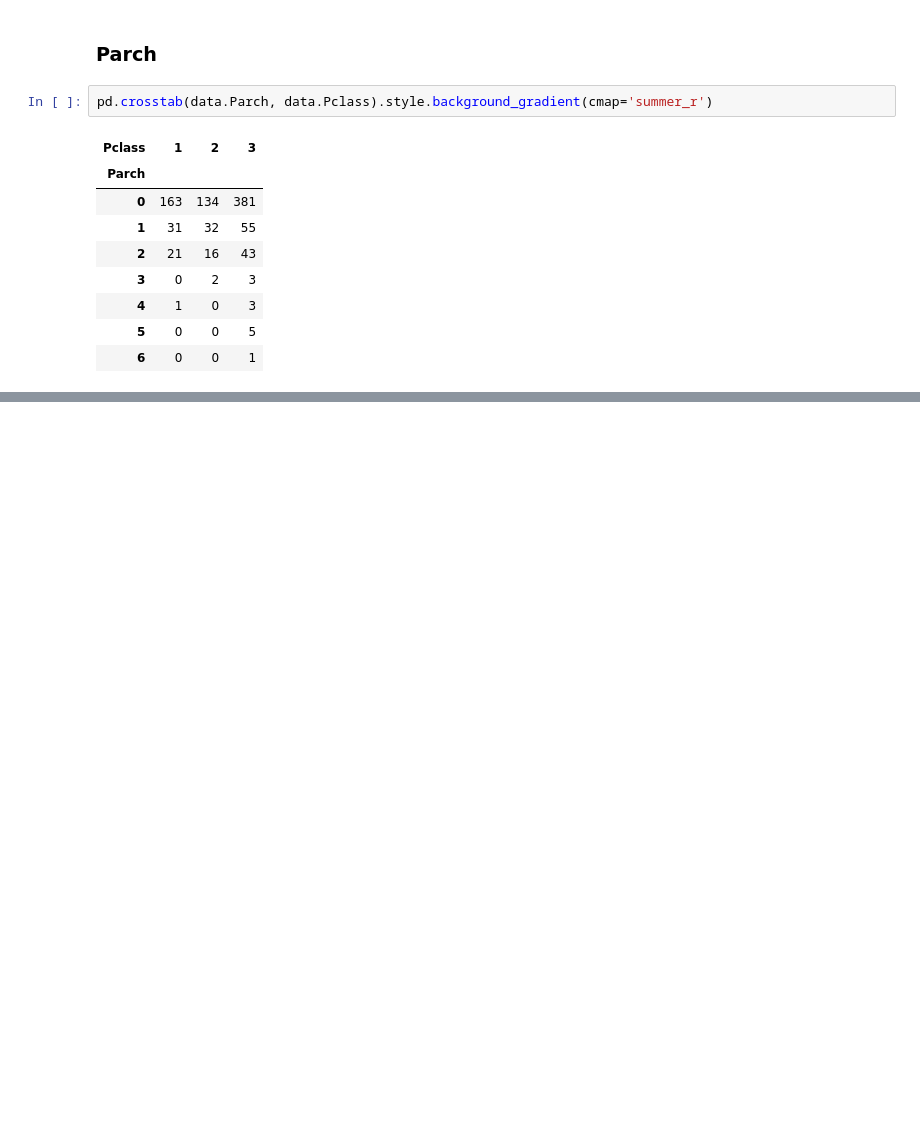
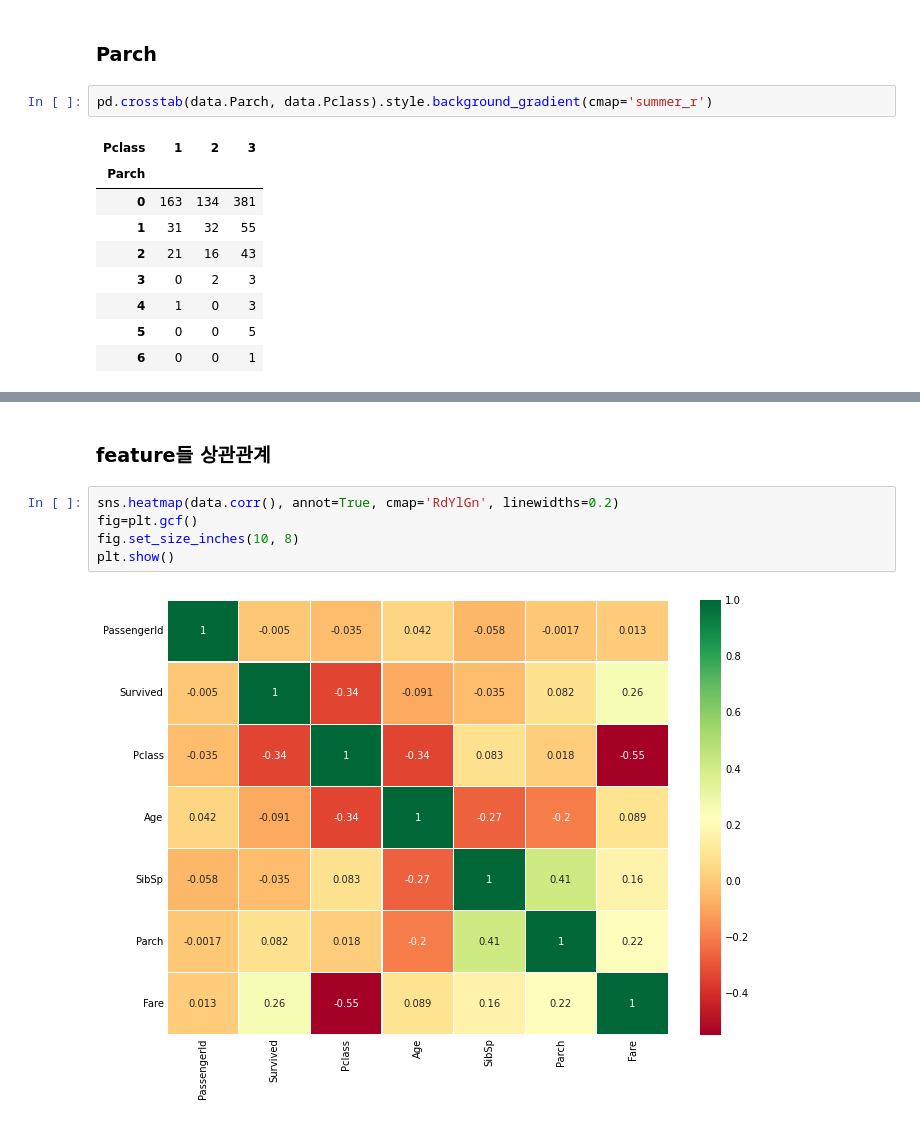
Before and after one commit to shwldus3/data-analysis-practice, a Jupyter notebook: 01_titanic.ipynb, the cells around one changed output, grey strips where cells are left out. Saved outputs shown, nothing was run; the diff lists cells and outputs as text; blank space fills up the shorter version.

```diff
--- a/01_titanic.ipynb
+++ b/01_titanic.ipynb
@@ -453,0 +502,9 @@ pd.crosstab(data.Parch, data.Pclass).style.background_gradient(cmap='summer_r')
+# %% [markdown]
+### feature들 상관관계
+# %%
+sns.heatmap(data.corr(), annot=True, cmap='RdYlGn', linewidths=0.2)
+fig=plt.gcf()
+fig.set_size_inches(10, 8)
+plt.show()
+# %% [output]
+[figure, added]
```
Also changed, not shown: parts of 11 cells of this notebook.
